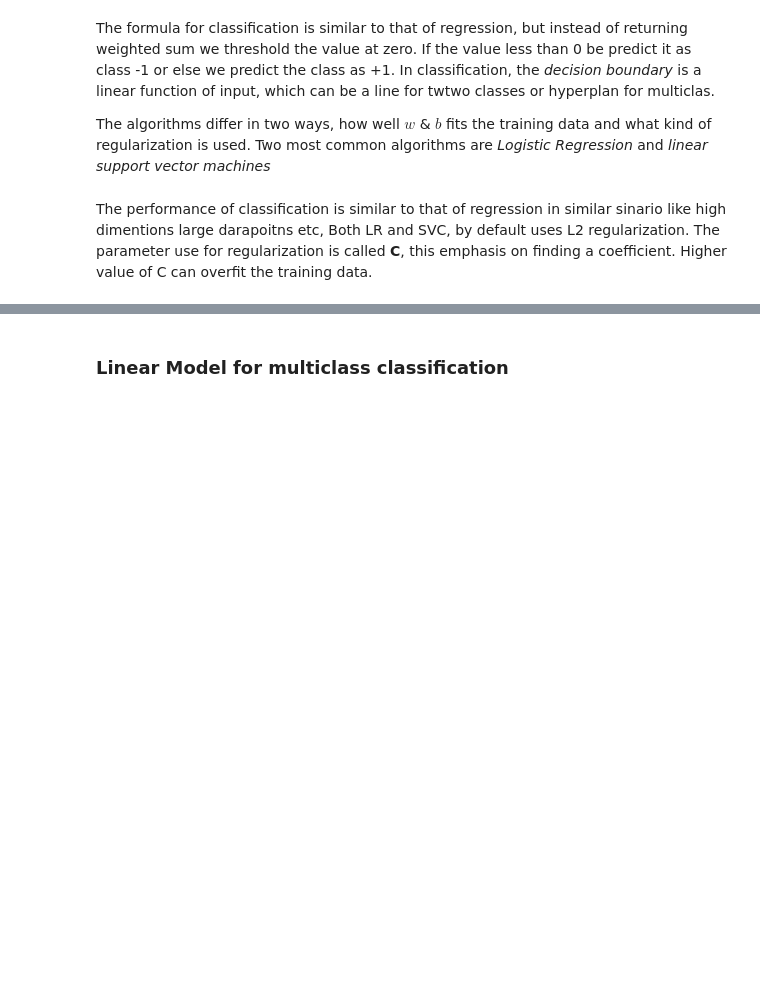
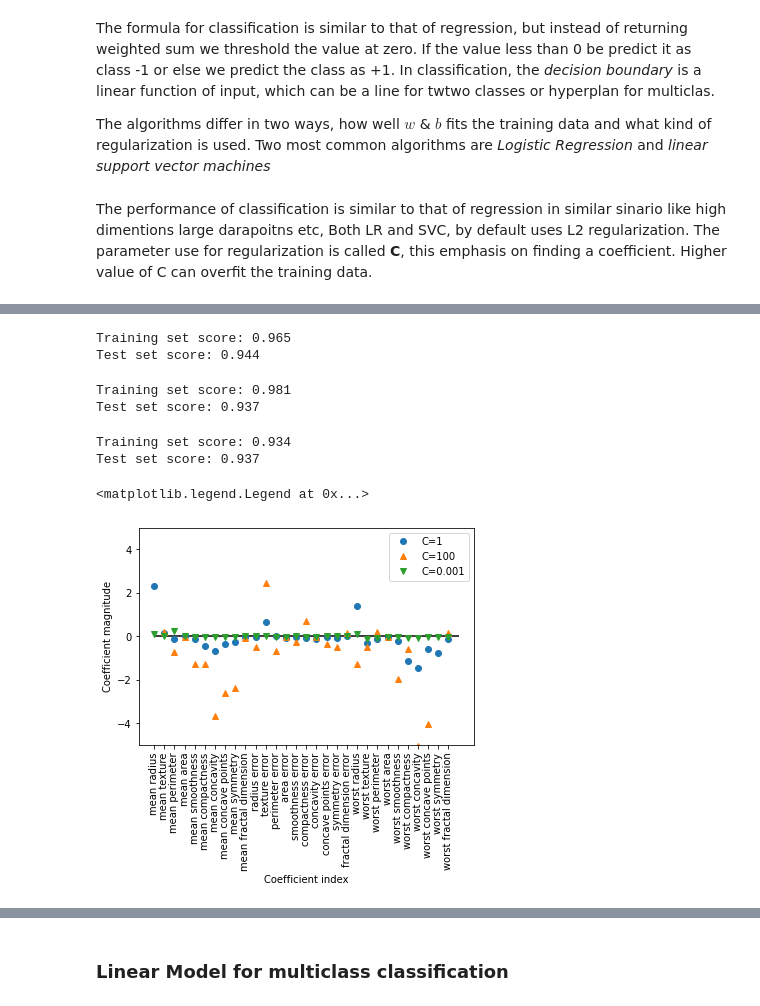
Before and after one commit to Bluelord/Intro_to_ML_Python, a Jupyter notebook: Supervised_Learning/Linear_Models_for_Classification.ipynb, the cells around one changed output, grey strips where cells are left out. Cells and saved outputs as stored; diff of their text form; code cells hidden in the pictures; blank space fills up the shorter version.

```diff
--- a/Supervised_Learning/Linear_Models_for_Classification.ipynb
+++ b/Supervised_Learning/Linear_Models_for_Classification.ipynb
@@ -21,0 +25,47 @@ from sklearn.svm import LinearSVC
+# %%
+from sklearn.linear_model import LogisticRegression
+from sklearn.datasets import load_breast_cancer
+
+X,y = load_breast_cancer(return_X_y=True)
+X_train, X_test, y_train, y_test = train_test_split(X, y, stratify = y, random_state=70)
+logreg = LogisticRegression(solver ='liblinear',C = 1, max_iter=10000).fit(X_train, y_train)
+
+print("Training set score: {:.3f}" .format(
+    logreg.score(X_train, y_train)))
+print("Test set score: {:.3f}" .format(logreg.score(X_test, y_test)) )
+# %% [output]
+Training set score: 0.965
+Test set score: 0.944
+# %%
+logreg100 = LogisticRegression(solver ='liblinear', C = 100, max_iter=10000).fit(X_train, y_train)
+
+print("Training set score: {:.3f}" .format(
+    logreg100.score(X_train, y_train)))
+print("Test set score: {:.3f}" .format(
+    logreg100.score(X_test, y_test)) )
+# %% [output]
+Training set score: 0.981
+Test set score: 0.937
+# %%
+logreg001 = LogisticRegression(solver ='liblinear', C = 0.01, max_iter=10000).fit(X_train, y_train)
+
+print("Training set score: {:.3f}" .format(
+    logreg001.score(X_train, y_train)))
+print("Test set score: {:.3f}" .format(
+    logreg001.score(X_test, y_test)) )
+# %% [output]
+Training set score: 0.934
+Test set score: 0.937
+# %%
+plt.plot(logreg.coef_.T, 'o', label="C=1")
+plt.plot(logreg100.coef_.T, '^', label="C=100")
+plt.plot(logreg001.coef_.T, 'v', label="C=0.001")
+plt.xticks(range(X.shape[1]), load_breast_cancer().feature_names, rotation=90)
+plt.hlines(0, 0, X.shape[1])
+plt.ylim(-5, 5)
+plt.xlabel("Coefficient index")
+plt.ylabel("Coefficient magnitude")
+plt.legend()
+# %% [output]
+<matplotlib.legend.Legend at 0x...>
+[figure, added]
```
Also changed, not shown: parts of 13 cells of this notebook.
